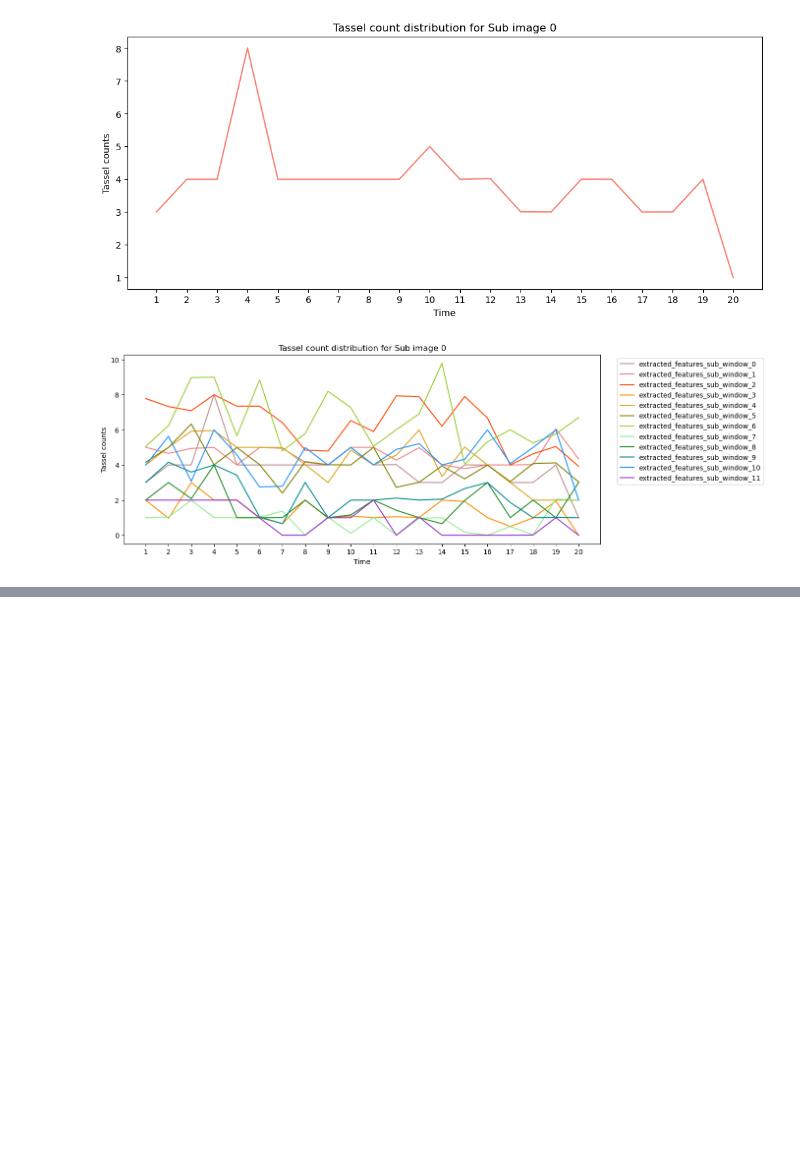
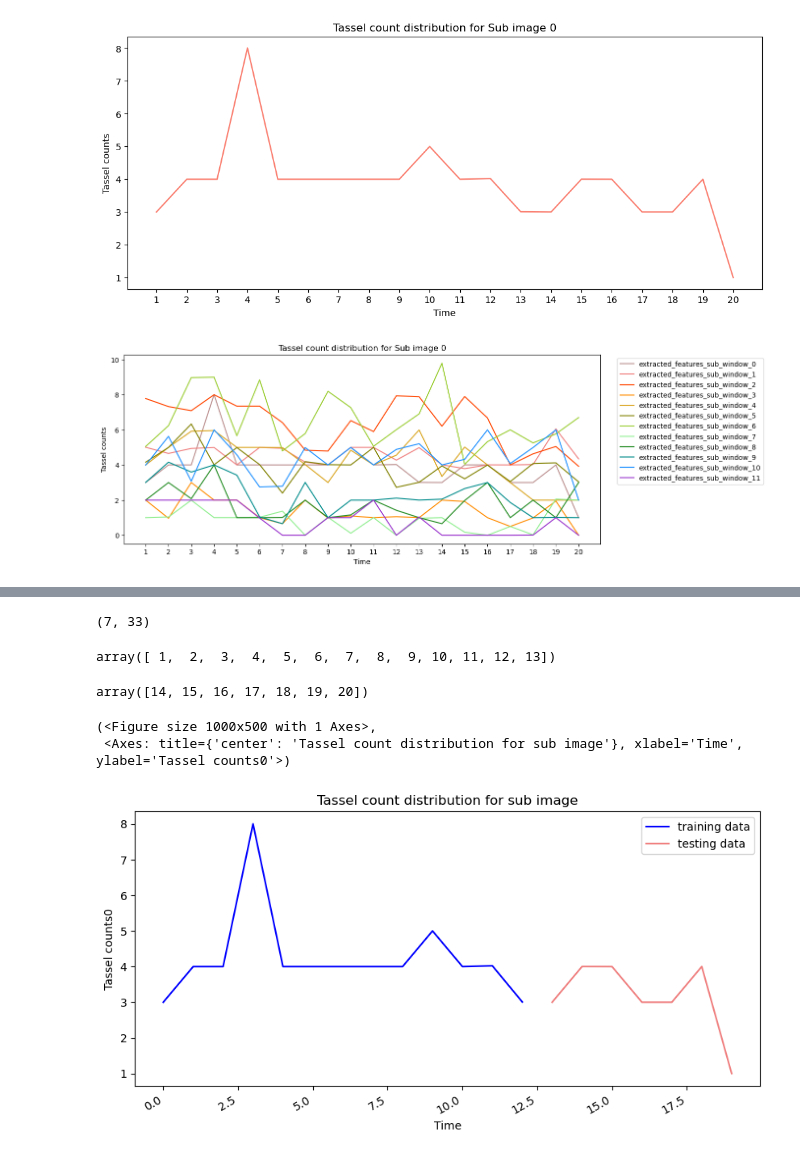
Before and after one commit to Gayara-Fernando/Bayes_for_TN, a Jupyter notebook: 5_BTS_implementation.ipynb, the cells around one changed output, grey strips where cells are left out. Drawn from its saved outputs; the diff is of its cells as text; code cells hidden in the pictures; blank space fills up the shorter version.

Commit message:
Add the updated train script

```diff
--- a/5_BTS_implementation.ipynb
+++ b/5_BTS_implementation.ipynb
@@ -138,0 +151,3 @@ plt.show()
+# %%
+train_data = sub_image_0_df.iloc[:-7, :]
+test_data = sub_image_0_df.iloc[-7:, :]
@@ -138,0 +178,4 @@ plt.show()
+# %%
+test_data.shape
+# %% [output]
+(7, 33)
@@ -138,0 +184,35 @@ plt.show()
+# %%
+train_counts = train_data['tassel_count']
+test_counts = test_data['tassel_count']
+# %%
+np.arange(1, train_counts.shape[0] + 1)
+# %% [output]
+array([ 1,  2,  3,  4,  5,  6,  7,  8,  9, 10, 11, 12, 13])
+# %%
+np.arange(train_counts.shape[0] + 1, train_counts.shape[0] + 1 + test_counts.shape[0])
+# %% [output]
+array([14, 15, 16, 17, 18, 19, 20])
+# %%
+def plot_tassel_count_data(train_data, test_data, df_no, fig_ax=None):
+    if not fig_ax:
+        fig, ax = plt.subplots(1, 1, figsize=(10, 5))
+    else:
+        fig, ax = fig_ax
+    ax.plot(train_data, color = 'blue', label="training data")
+    ax.plot(test_data, color = 'lightcoral', label="testing data")
+    ax.legend()
+    ax.set(
+        ylabel="Tassel counts" + str(df_no),
+        xlabel="Time",
+        title = "Tassel count distribution for sub image"
+    )
+    fig.autofmt_xdate()
+    fig.show()
+    return fig, ax
+# %%
+fig, ax = plt.subplots(1, 1, figsize=(10, 5))
+plot_tassel_count_data(train_counts, test_counts, 0, (fig, ax))
+# %% [output]
+(<Figure size 1000x500 with 1 Axes>,
+ <Axes: title={'center': 'Tassel count distribution for sub image'}, xlabel='Time', ylabel='Tassel counts0'>)
+[figure, added]
```
Also changed, not shown: parts of 24 cells of this notebook.
